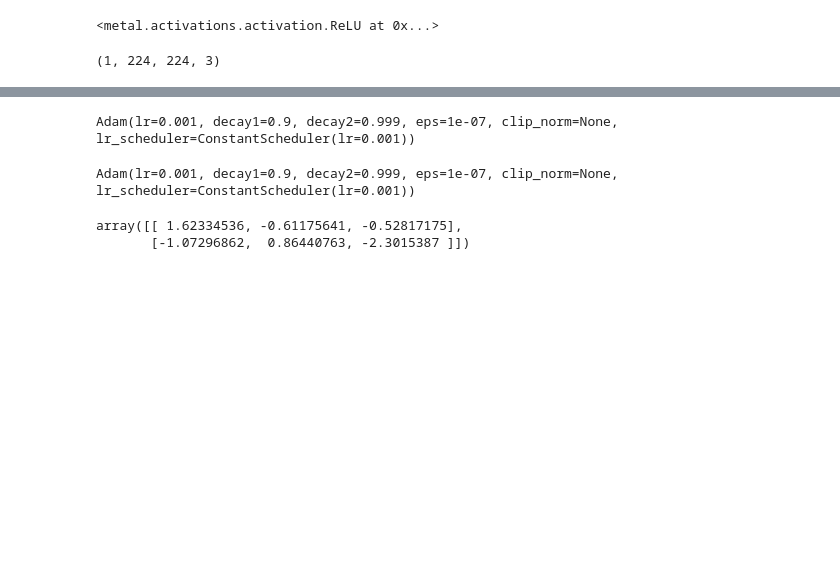
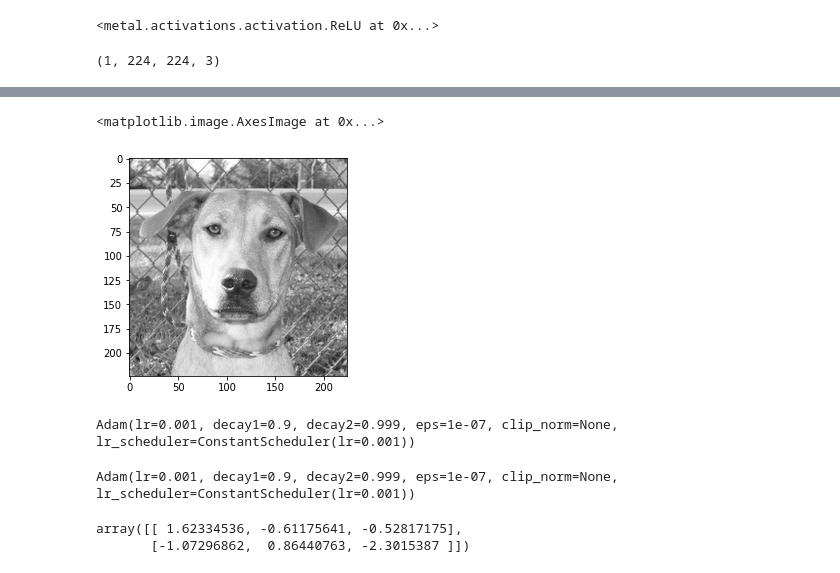
Before and after one commit to miguelmyers8/Metal, a Jupyter notebook: deprecated/examples/Untitled2.ipynb, the cells around one changed output, grey strips where cells are left out. Cells and saved outputs as stored; diff of their text form; code cells hidden in the pictures; blank space fills up the shorter version.

```diff
--- a/deprecated/examples/Untitled2.ipynb
+++ b/deprecated/examples/Untitled2.ipynb
@@ -70,3 +150,8 @@ plt.imshow(z2[0].reshape( 224, 224),interpolation='lanczos')
+# %%
+plt.imshow(X_train_[0],interpolation='lanczos')
+# %% [output]
+<matplotlib.image.AxesImage at 0x...>
+[figure, added]
 # %%
 from metal.initializers.optimizer_init import OptimizerInitializer, Adam
 import numpy as np
```
Also changed, not shown: parts of 40 cells of this notebook, 32 other files.
